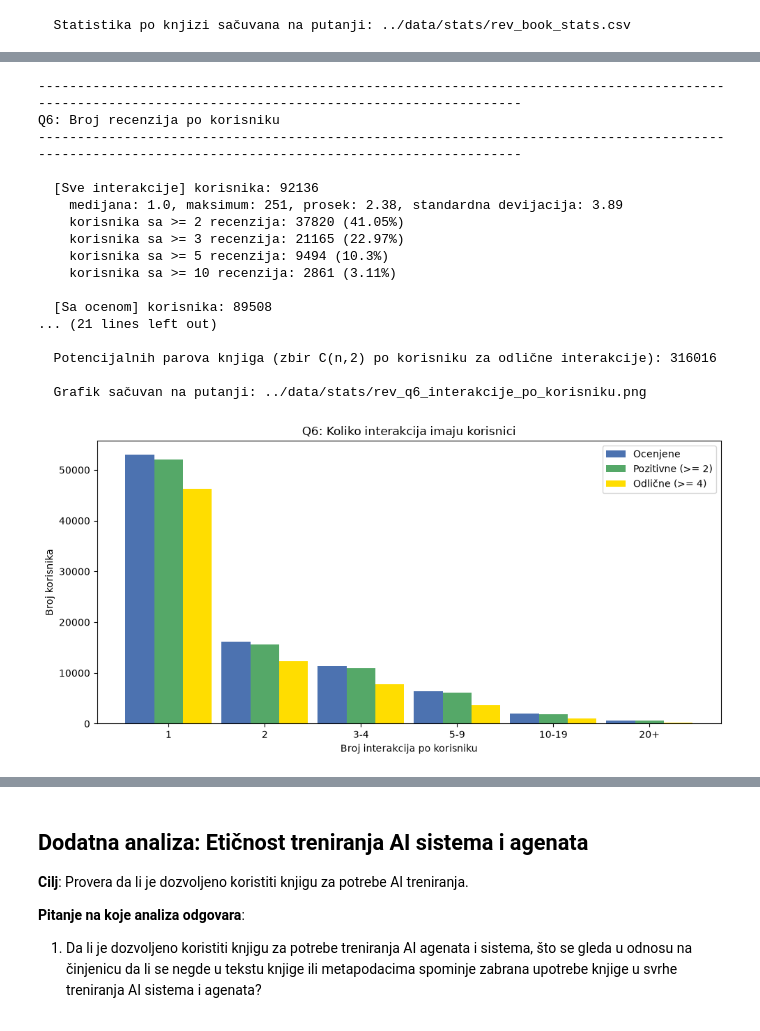
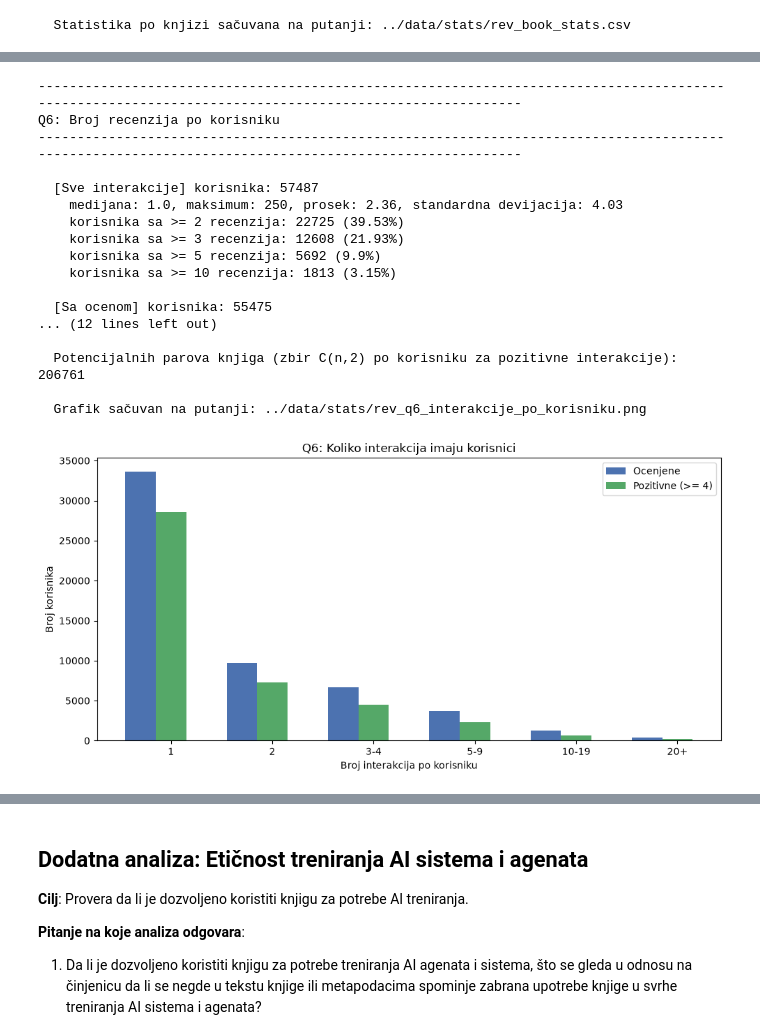
Before and after one commit to neshko31/AI-agent-za-biblioteku, a Jupyter notebook: VectorDatabaseService/scripts/data_stats.ipynb, the cells around one changed output, grey strips where cells are left out. Drawn from its saved outputs; the diff is of its cells as text; code cells hidden in the pictures.

```diff
--- a/VectorDatabaseService/scripts/data_stats.ipynb
+++ b/VectorDatabaseService/scripts/data_stats.ipynb
@@ -1670,7 +1649,7 @@ OUTPUT_DIR = "../data/stats/"
 os.makedirs(OUTPUT_DIR, exist_ok=True)
 
 RANDOM_SEED = 42
-POSITIVE_THRESHOLD = 2                 # ocena >= ovoga se smatra pozitivnom interakcijom
+POSITIVE_THRESHOLD = 4                 # ocena >= ovoga se smatra pozitivnom interakcijom
 MIN_COMMON_USERS = [1, 2, 3, 5, 10]           # pragovi zajedničkih korisnika za par knjiga (Q9)
 MATRIX_CHUNK = 500                     # broj knjiga po bloku pri računanju parova (štedi memoriju)
 KCORE_RANGE = range(1, 11)             # k vrednosti za k-core krivu (Q10)
@@ -2148,10 +2127,7 @@ user_all = interactions_df.groupby("user_id").size()
 user_rated = rated_df.groupby("user_id").size()
 user_pos = pos_df.groupby("user_id").size()
 
-extra_pos_df = rated_df[rated_df["rating"] >= 4]
-extra_pos = extra_pos_df.groupby("user_id").size()
-
-for name, series in {"Sve interakcije": user_all, "Sa ocenom": user_rated, f"Pozitivne ocene (>= {POSITIVE_THRESHOLD})": user_pos, "Odlične (>= 4)": extra_pos}.items():
+for name, series in {"Sve interakcije": user_all, "Sa ocenom": user_rated, f"Pozitivne ocene (>= {POSITIVE_THRESHOLD})": user_pos}.items():
     print(f"\n  [{name}] korisnika: {len(series)}")
     print(f"    medijana: {series.median()}, maksimum: {series.max()}, prosek: {round(series.mean(), 2)}, standardna devijacija: {round(series.std(), 2)}")
     row = {}
@@ -2159,46 +2135,44 @@ for name, series in {"Sve interakcije": user_all, "Sa ocenom": user_rated, f"Poz
         n = int((series >= k).sum())
         row[f"ge{k}"] = n
         print(f"    korisnika sa >= {k} recenzija: {n} ({pct(n, len(series))}%)")
 
 potential_pairs = int((user_pos * (user_pos - 1) // 2).sum())
 print(f"\n  Potencijalnih parova knjiga (zbir C(n,2) po korisniku za pozitivne interakcije): {potential_pairs}\n")
-potential_pairs = int((extra_pos * (extra_pos - 1) // 2).sum())
-print(f"  Potencijalnih parova knjiga (zbir C(n,2) po korisniku za odlične interakcije): {potential_pairs}\n")
 
 bins = [0, 1, 2, 4, 9, 19, np.inf]
 labels = ["1", "2", "3-4", "5-9", "10-19", "20+"]
 fig, ax = plt.subplots(figsize=(10, 5))
 width = 0.3
 x = np.arange(len(labels))
-for offset, (name, series, color) in zip((-width, 0, width), [("Ocenjene", user_rated, "#4C72B0"), (f"Pozitivne (>= {POSITIVE_THRESHOLD})", user_pos, "#55A868"), ("Odlične (>= 4)", extra_pos, "#FFDD00")]):
+for offset, (name, series, color) in zip((-width, 0, width), [("Ocenjene", user_rated, "#4C72B0"), (f"Pozitivne (>= {POSITIVE_THRESHOLD})", user_pos, "#55A868")]):
     binned = pd.cut(series, bins=bins, labels=labels).value_counts().reindex(labels)
     ax.bar(x + offset, binned.values, width, label=name, color=color)
 ax.set_xticks(x)
 ax.set_xticklabels(labels)
 ax.set_xlabel("Broj interakcija po korisniku")
 ax.set_ylabel("Broj korisnika")
 ax.set_title("Q6: Koliko interakcija imaju korisnici")
 ax.legend()
 save_and_show(fig, "rev_q6_interakcije_po_korisniku.png")
 # %% [output]
 ------------------------------------------------------------------------------------------------------------------------------------------------------
 Q6: Broj recenzija po korisniku
 ------------------------------------------------------------------------------------------------------------------------------------------------------
 
-  [Sve interakcije] korisnika: 92136
-    medijana: 1.0, maksimum: 251, prosek: 2.38, standardna devijacija: 3.89
-    korisnika sa >= 2 recenzija: 37820 (41.05%)
-    korisnika sa >= 3 recenzija: 21165 (22.97%)
-    korisnika sa >= 5 recenzija: 9494 (10.3%)
-    korisnika sa >= 10 recenzija: 2861 (3.11%)
+  [Sve interakcije] korisnika: 57487
+    medijana: 1.0, maksimum: 250, prosek: 2.36, standardna devijacija: 4.03
+    korisnika sa >= 2 recenzija: 22725 (39.53%)
+    korisnika sa >= 3 recenzija: 12608 (21.93%)
+    korisnika sa >= 5 recenzija: 5692 (9.9%)
+    korisnika sa >= 10 recenzija: 1813 (3.15%)
 
-  [Sa ocenom] korisnika: 89508
-... (21 lines left out)
+  [Sa ocenom] korisnika: 55475
+... (12 lines left out)
 
-  Potencijalnih parova knjiga (zbir C(n,2) po korisniku za odlične interakcije): 316016
+  Potencijalnih parova knjiga (zbir C(n,2) po korisniku za pozitivne interakcije): 206761
 
   Grafik sačuvan na putanji: ../data/stats/rev_q6_interakcije_po_korisniku.png
-[figure, old version]
+[figure, new version]
 # %%
 # 7 - Broj recenzija po knjizi i koncentracija recenzija
 print_header(7, "Broj recenzija po knjizi i koncentracija recenzija")
```
Also changed, not shown: parts of 32 cells of this notebook, 7 other files.
